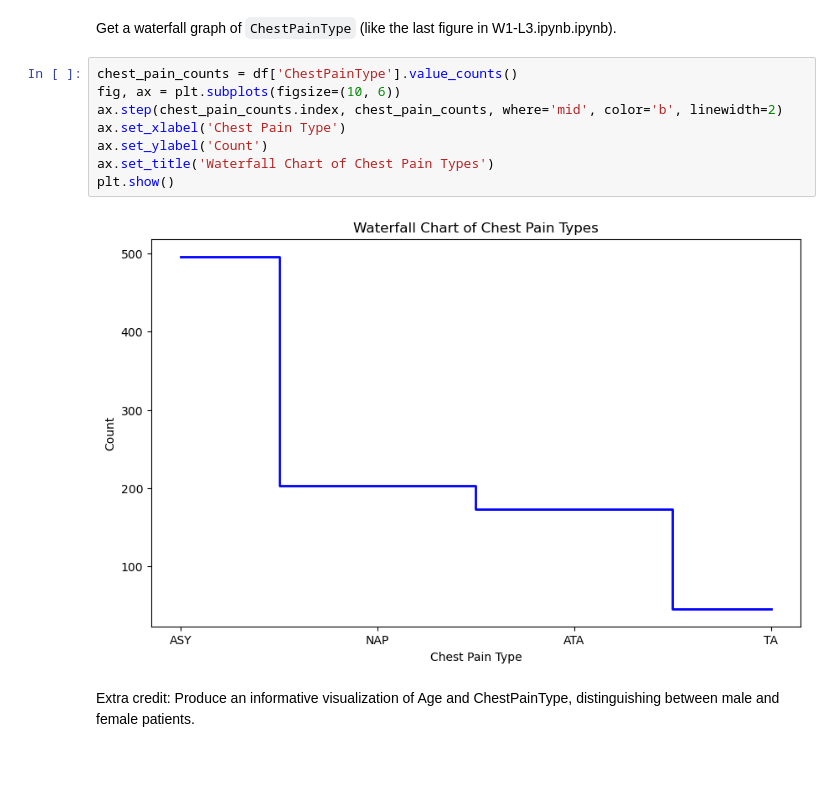
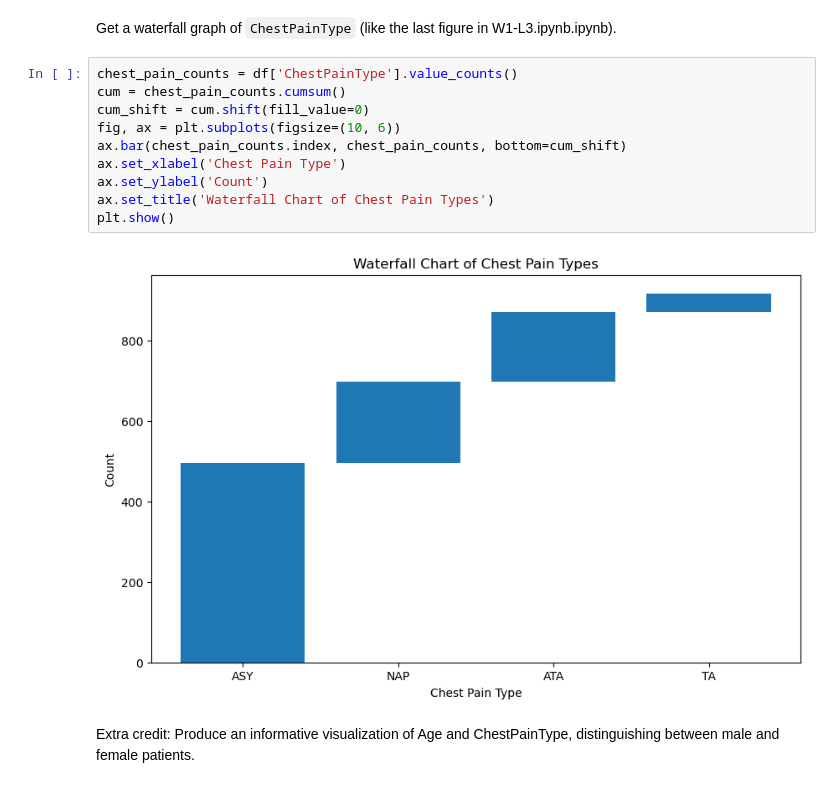
Before and after one commit to Alex-Shane/Gateway-Data-Science, a Jupyter notebook: worksheet1.ipynb, the cells around one changed output. Cells and saved outputs as stored; diff of their text form.

Commit message:
updated waterfall graph

```diff
--- a/worksheet1.ipynb
+++ b/worksheet1.ipynb
@@ -161,13 +161,15 @@ df.groupby(['Age', 'Sex']).size().unstack(fill_value=0)
 Get a waterfall graph of `ChestPainType` (like the last figure in W1-L3.ipynb.ipynb).
 # %%
 chest_pain_counts = df['ChestPainType'].value_counts()
+cum = chest_pain_counts.cumsum()
+cum_shift = cum.shift(fill_value=0)
 fig, ax = plt.subplots(figsize=(10, 6))
-ax.step(chest_pain_counts.index, chest_pain_counts, where='mid', color='b', linewidth=2)
+ax.bar(chest_pain_counts.index, chest_pain_counts, bottom=cum_shift)
 ax.set_xlabel('Chest Pain Type')
 ax.set_ylabel('Count')
 ax.set_title('Waterfall Chart of Chest Pain Types')
 plt.show()
 # %% [output]
-[figure, old version]
+[figure, new version]
 # %% [markdown]
 Extra credit: Produce an informative visualization of Age and ChestPainType, distinguishing between male and female patients.
```
